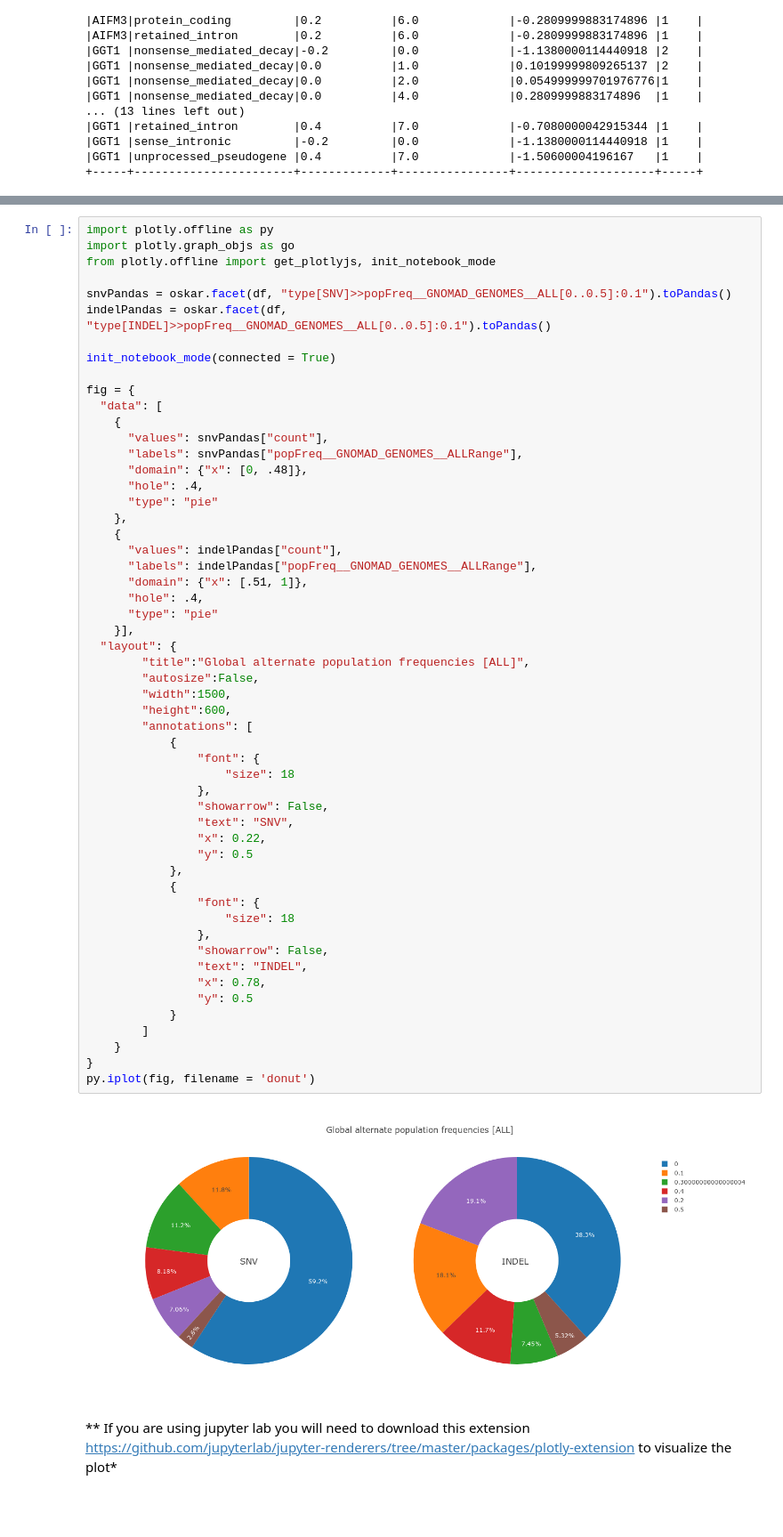
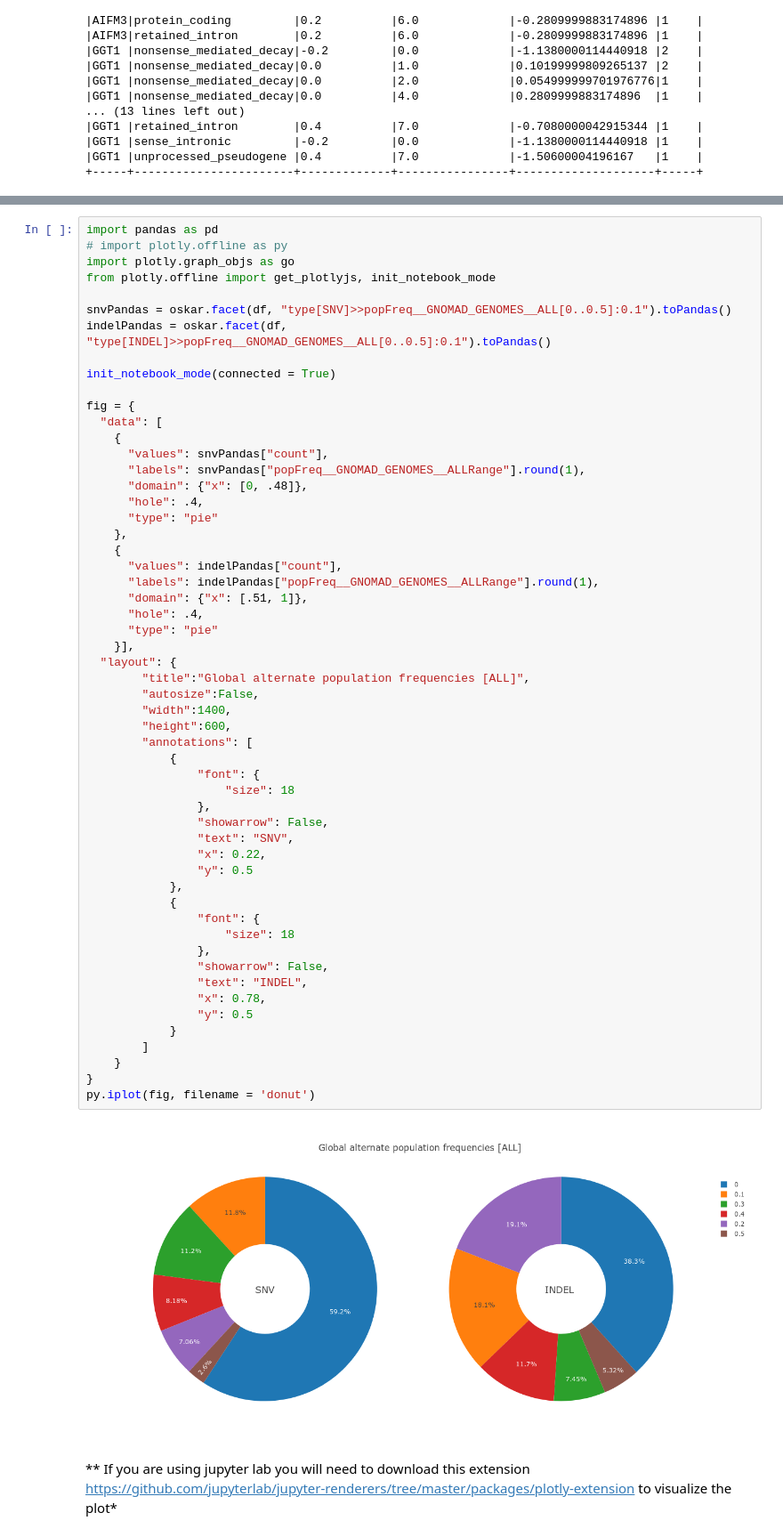
Before and after one commit to roldanx/oskar, a Jupyter notebook: oskar-spark/src/main/python/notebooks/facets.ipynb, the cells around one changed output, grey strips where cells are left out. Shown: that part at 89% size. Drawn from its saved outputs; the diff is of its cells as text; blank space fills up the shorter version.

```diff
--- a/oskar-spark/src/main/python/notebooks/facets.ipynb
+++ b/oskar-spark/src/main/python/notebooks/facets.ipynb
@@ -275,5 +261,6 @@ indelPandas = oskar.facet(df, "type[INDEL]>>popFreq__GNOMAD_GENOMES__ALL[0..0.5]
 # %%
-import plotly.offline as py
+import pandas as pd
+# import plotly.offline as py
 import plotly.graph_objs as go
 from plotly.offline import get_plotlyjs, init_notebook_mode
 
@@ -286,47 +273,47 @@ fig = {
   "data": [
     {
       "values": snvPandas["count"],
-      "labels": snvPandas["popFreq__GNOMAD_GENOMES__ALLRange"],
+      "labels": snvPandas["popFreq__GNOMAD_GENOMES__ALLRange"].round(1),
       "domain": {"x": [0, .48]},
       "hole": .4,
       "type": "pie"
     },
     {
       "values": indelPandas["count"],
-      "labels": indelPandas["popFreq__GNOMAD_GENOMES__ALLRange"],
+      "labels": indelPandas["popFreq__GNOMAD_GENOMES__ALLRange"].round(1),
       "domain": {"x": [.51, 1]},
       "hole": .4,
       "type": "pie"
     }],
   "layout": {
         "title":"Global alternate population frequencies [ALL]",
         "autosize":False,
-        "width":1500,
+        "width":1400,
         "height":600,
         "annotations": [
             {
                 "font": {
                     "size": 18
                 },
                 "showarrow": False,
                 "text": "SNV",
                 "x": 0.22,
                 "y": 0.5
             },
             {
                 "font": {
                     "size": 18
                 },
                 "showarrow": False,
                 "text": "INDEL",
                 "x": 0.78,
                 "y": 0.5
             }
         ]
     }
 }
 py.iplot(fig, filename = 'donut')
 # %% [output]
-[figure, old version]
+[figure, new version]
 # %% [markdown]
 ** If you are using jupyter lab you will need to download this extension https://github.com/jupyterlab/jupyter-renderers/tree/master/packages/plotly-extension to visualize the plot*
```
Also changed, not shown: parts of 5 cells of this notebook, 4 other files.
